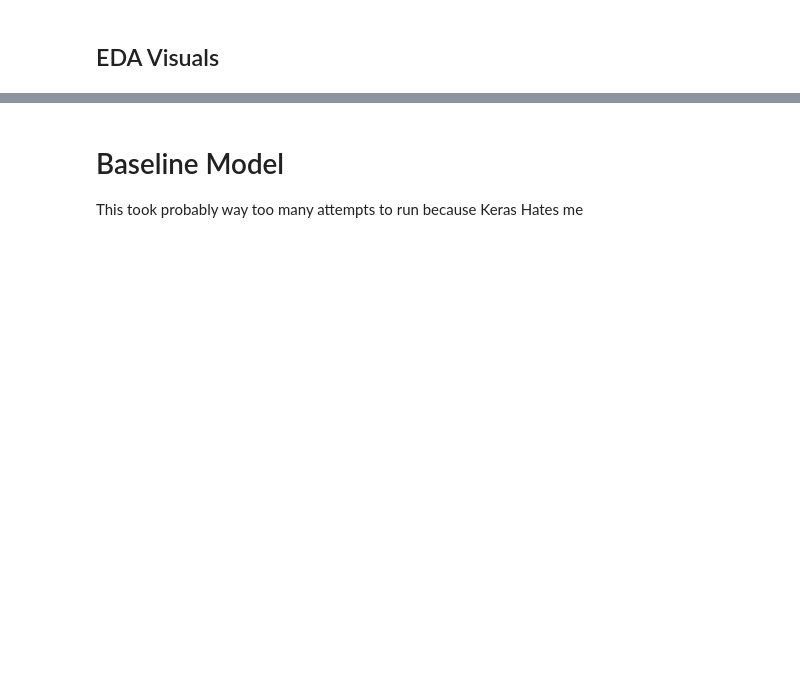
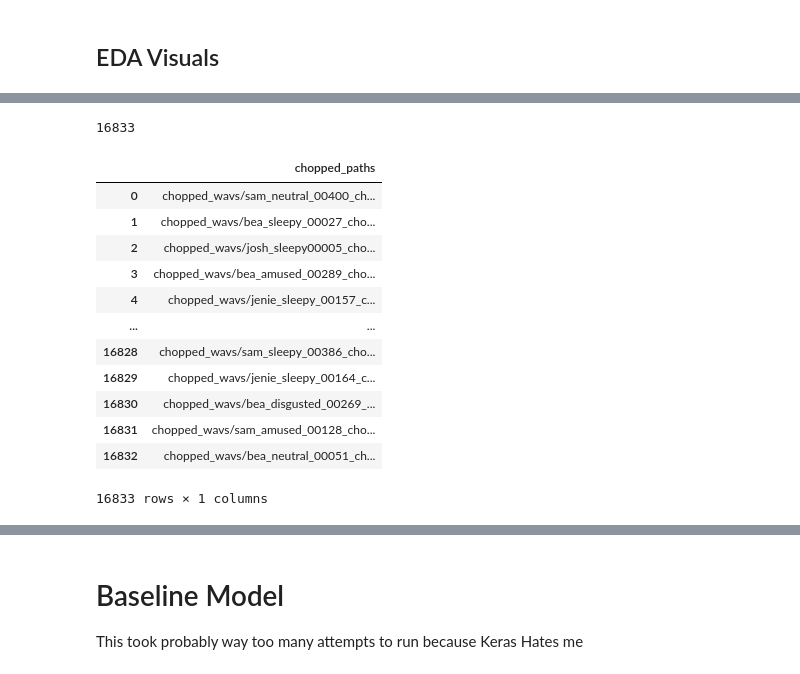
Before and after one commit to njw27/Speech_Emotion_Recognition_SER, a Jupyter notebook: EDA_notebook.ipynb, the cells around one changed output, grey strips where cells are left out. Drawn from its saved outputs; the diff is of its cells as text; code cells hidden in the pictures; blank space fills up the shorter version.

```diff
--- a/EDA_notebook.ipynb
+++ b/EDA_notebook.ipynb
@@ -547,0 +322,33 @@ OSError: ignored
+# %%
+pathway = 'chopped_wavs/'
+pathway_to_files = os.listdir(pathway)
+
+
+file_path_chop = []
+
+for file in pathway_to_files:
+    if file.startswith('.'):
+        pass
+    else:
+        file_path_chop.append(pathway + file)
+# %%
+len(file_path_chop)
+# %% [output]
+16833
+# %%
+chopped_audio_df = pd.DataFrame(file_path_chop, columns = {"chopped_paths"} )
+chopped_audio_df
+# %% [output]
+|  | chopped_paths |
+| 0 | chopped_wavs/sam_neutral_00400_ch... |
+| 1 | chopped_wavs/bea_sleepy_00027_cho... |
+| 2 | chopped_wavs/josh_sleepy00005_cho... |
+| 3 | chopped_wavs/bea_amused_00289_cho... |
+| 4 | chopped_wavs/jenie_sleepy_00157_c... |
+| ... | ... |
+| 16828 | chopped_wavs/sam_sleepy_00386_cho... |
+| 16829 | chopped_wavs/jenie_sleepy_00164_c... |
+| 16830 | chopped_wavs/bea_disgusted_00269_... |
+| 16831 | chopped_wavs/sam_amused_00128_cho... |
+| 16832 | chopped_wavs/bea_neutral_00051_ch... |
+16833 rows × 1 columns
```
Also changed, not shown: parts of 89 cells of this notebook, 1 other file.
